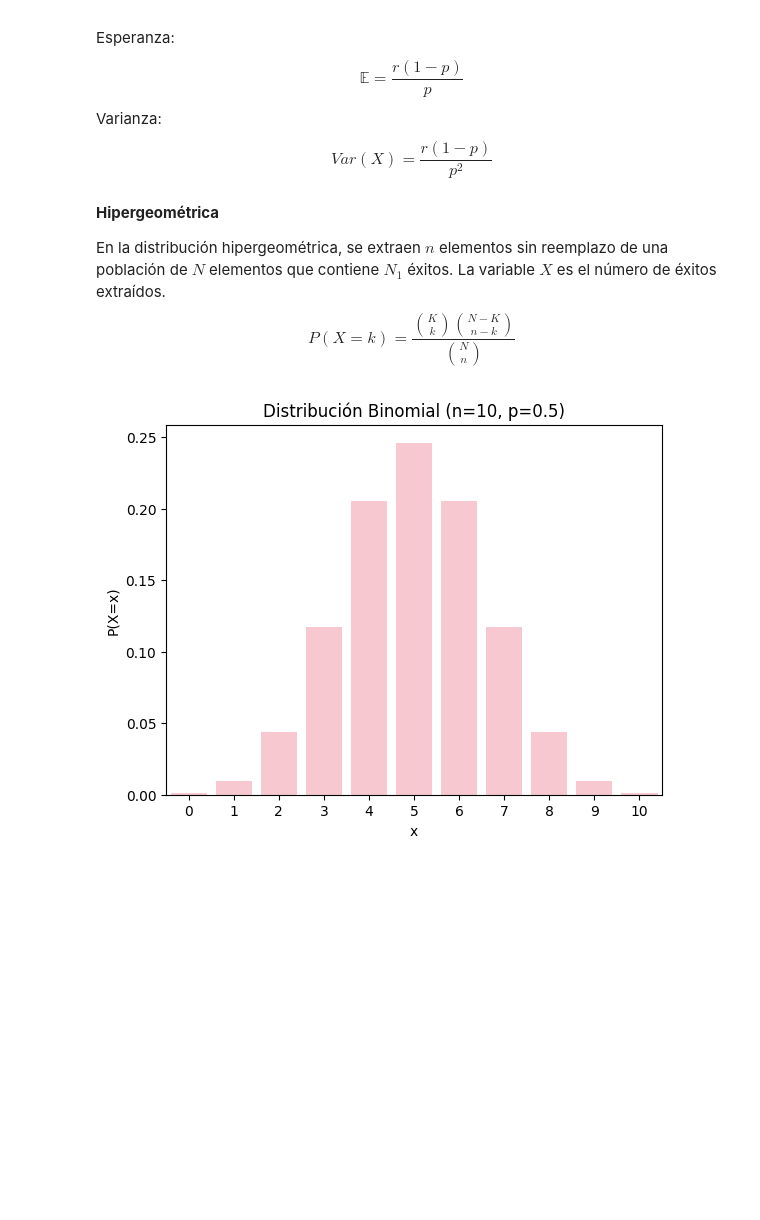
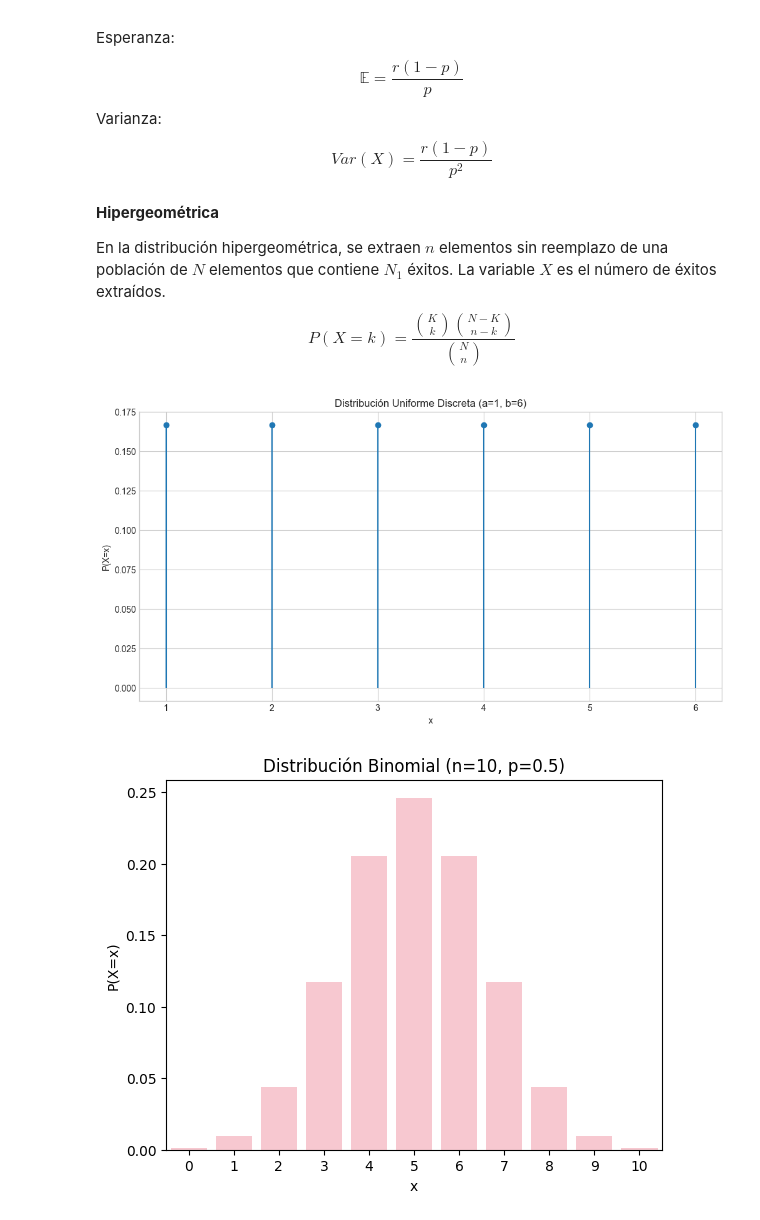
Before and after one commit to UrsulaUribeP/Modulo-II, a Jupyter notebook: 2_Variables_Aleatorias.ipynb, the cells around one changed output. Saved outputs shown, nothing was run; the diff lists cells and outputs as text; code cells hidden in the pictures; blank space fills up the shorter version.

```diff
--- a/2_Variables_Aleatorias.ipynb
+++ b/2_Variables_Aleatorias.ipynb
@@ -89,6 +112,27 @@ En la distribución hipergeométrica, se extraen $n$ elementos sin reemplazo de
 $$
 P(X=k) = \frac{\binom{K}{k}\binom{N-K}{n-k}}{\binom{N}{n}}
 $$
+# %%
+import numpy as np
+import matplotlib.pyplot as plt
+from scipy.stats import randint, geom, nbinom, hypergeom, expon, gamma
+
+# Configuración general
+plt.style.use('seaborn-v0_8-whitegrid')
+plt.rcParams['figure.figsize'] = (12, 6)
+
+a, b = 1, 6  # ejemplo: dado justo
+x = np.arange(a, b+1)
+pmf = randint.pmf(x, a, b+1)
+
+plt.figure()
+plt.stem(x, pmf, basefmt=" ", use_line_collection=True)
+plt.title("Distribución Uniforme Discreta (a=1, b=6)")
+plt.xlabel("x")
+plt.ylabel("P(X=x)")
+plt.show()
+# %% [output]
+[figure, added]
 # %%
 import numpy as np
 import matplotlib.pyplot as plt
```
Also changed, not shown: parts of 6 cells of this notebook.
